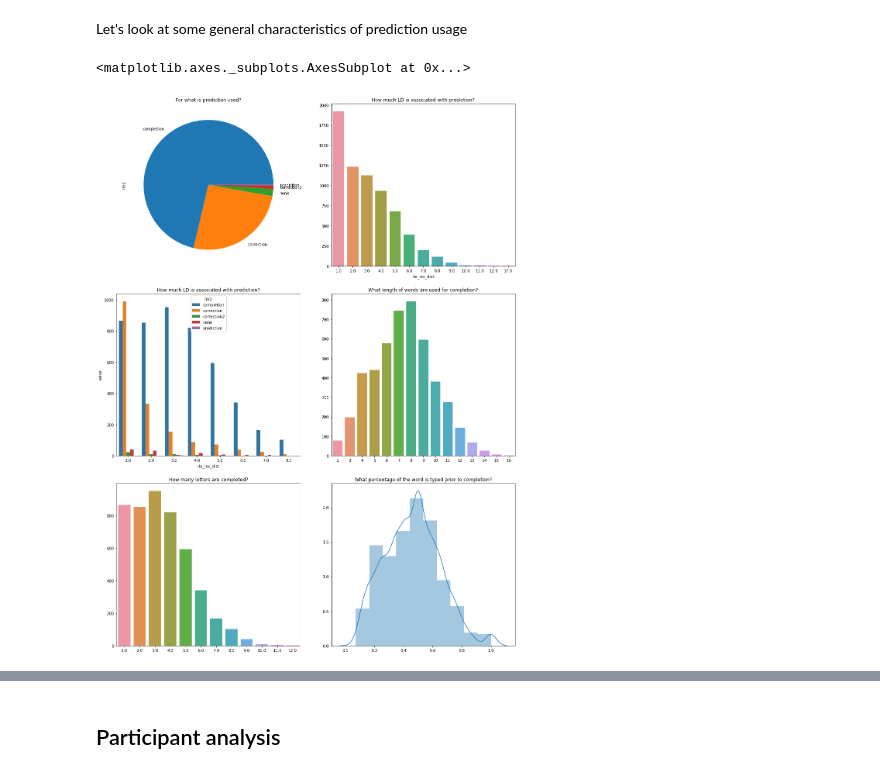
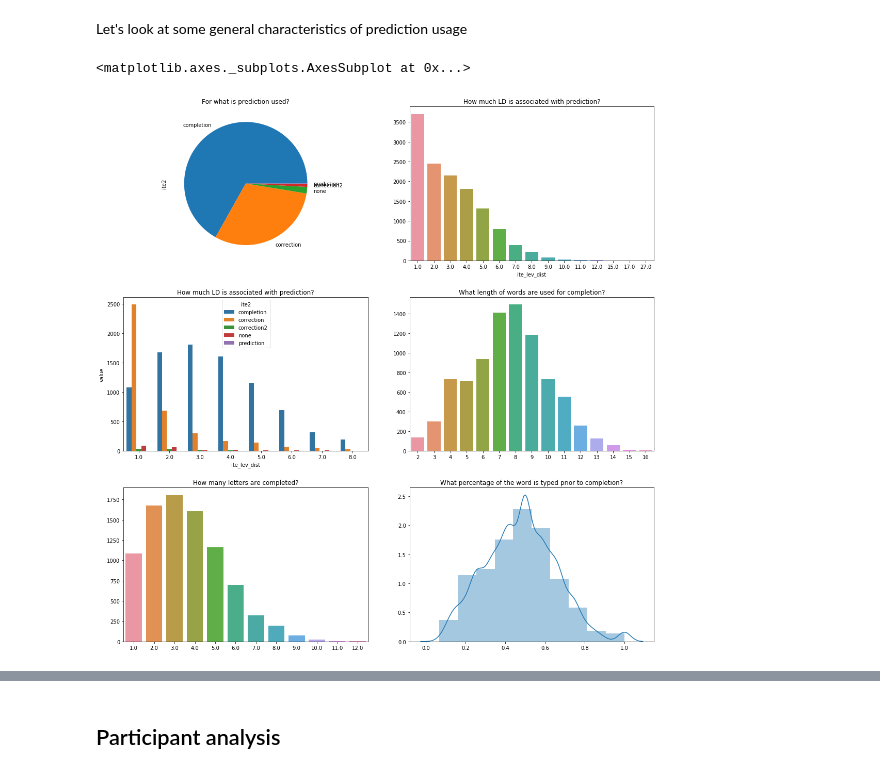
Before and after one commit to cashaddy/typing_automation, a Jupyter notebook: sandbox.ipynb, the cells around one changed output, grey strips where cells are left out. Saved outputs shown, nothing was run; the diff lists cells and outputs as text; code cells hidden in the pictures.

```diff
--- a/sandbox.ipynb
+++ b/sandbox.ipynb
@@ -23,7 +23,7 @@ Wall time: 5.56 s
 # %%
 np.random.seed(42)
 log_sample = log_sample.loc[log_sample.participant_id.isin(
-    np.random.choice(log_sample.participant_id.unique(),2000,replace=False)
+    np.random.choice(log_sample.participant_id.unique(),4000,replace=False)
 )]
 # %%
 log_sample.shape
@@ -125,9 +116,19 @@ mask = log.ite == 'predict'
 mask &= log.len_diff == log.lev_dist
 mask &= log.entry_id == log.entry_id.shift(1)
 log.loc[mask,'ite2'] = 'completion'
+'''
+Edge case: It's quite common for correction to cause len_diff of 1. So double check that the last letter
+chnages between the inputs. We also check against double letters, since this could still be a completion.
+'''
+mask = log.ite2 == 'completion'
+mask &= log.len_diff == 1
+mask &= log.text_field.str[-1] == log.text_field_prev.str[-1]
+mask &= log.text_field.str[-1] != log.text_field.str[-2]
+log.loc[mask,'ite2'] = 'correction'
 # %% [markdown]
 ### Words
 # %%
+%%time
 groupby = log.loc[log.entry_id >= 0].groupby([
     'participant_id',
     'ts_id',
@@ -161,4 +162,6 @@ words['ite_lev_dist'] = groupby.last().lev_dist
 words['ite_len_diff'] = groupby.last().len_diff
 
 words.reset_index(inplace=True)
+
 words['word_length'] = words.word.str.len()
+words['ite_input_len'] = words.ite_input.str.len()
@@ -200,8 +206,8 @@ word_freq.Frequency.plot(style='.')
 [figure]
 # %%
 freq_map = word_freq.set_index('Word').Frequency
-words['frequency'] = words.word.str.lower().map(freq_map).fillna(0)
-words.loc[(words.frequency < 60000) & (words.frequency > 0),'freq_category'] = 'common'
-words.loc[(words.frequency > 60000),'freq_category'] = 'very_common'
-words.loc[(words.frequency == 0),'freq_category'] = 'uncommon'
+words['freq'] = words.word.str.lower().map(freq_map).fillna(np.random.choice(range(1,word_freq.Frequency.min())))
+words.loc[(words.freq < 60000) & (words.freq > 0),'freq_category'] = 'common'
+words.loc[(words.freq > 60000),'freq_category'] = 'very_common'
+words.loc[(words.freq == 0),'freq_category'] = 'uncommon'
 words.loc[words.word.str.contains("'"),'freq_category'] = 'conjunction'
@@ -210,7 +264,7 @@ words.loc[words.word.str.contains("'"),'freq_category'] = 'conjunction'
 # %% [markdown]
 Let's look at some general characteristics of prediction usage
 # %%
-f,ax = plt.subplots(3,2,figsize=(15,20))
+f,ax = plt.subplots(3,2,figsize=(15,15))
 ax1,ax2,ax3,ax4,ax5,ax6=ax.flatten()
 
 f.tight_layout(w_pad=5,h_pad=5)
@@ -220,34 +274,34 @@ data = words.loc[words.ite == 'predict']
 data.ite2.value_counts(normalize=True).plot.pie(ax=ax1)
 ax1.set_aspect('equal')
 
 ax2.set_title('How much LD is associated with prediction?')
 data = words.loc[words.ite == 'predict']
 data = data.groupby('ite_lev_dist').size()
 sns.barplot(data.index,data.values,ax=ax2)
 
 ax3.set_title('How much LD is associated with prediction?')
 data = words.loc[words.ite == 'predict']
 data = data.loc[data.ite_lev_dist < 9]
 data = data.groupby(['ite_lev_dist','ite2']).size().unstack().reset_index().melt('ite_lev_dist')
 sns.barplot(data.ite_lev_dist,data.value,hue=data.ite2,ax=ax3)
 
 ax4.set_title('What length of words are used for completion?')
 data = words.loc[words.ite2 == 'completion']
 data = data.ite_input.str.len().value_counts()
 sns.barplot(data.index,data.values,ax=ax4)
 
 ax5.set_title('How many letters are completed?')
 data = words.loc[words.ite2 == 'completion']
 data = data.ite_lev_dist.value_counts()
 sns.barplot(data.index,data.values,ax=ax5)
 
 ax6.set_title('What percentage of the word is typed prior to completion?')
 data = words.loc[words.ite2 == 'completion']
 data = (data.ite_lev_dist/data.ite_input.str.len())
 sns.distplot(data,bins=10,ax=ax6)
 # %% [output]
 <matplotlib.axes._subplots.AxesSubplot at 0x...>
-[figure, old version]
+[figure, new version]
 # %%
 f,ax = plt.subplots(2,1,figsize=(10,10))
 ax1,ax2 =ax.flatten()
```
Also changed, not shown: parts of 55 cells of this notebook.
